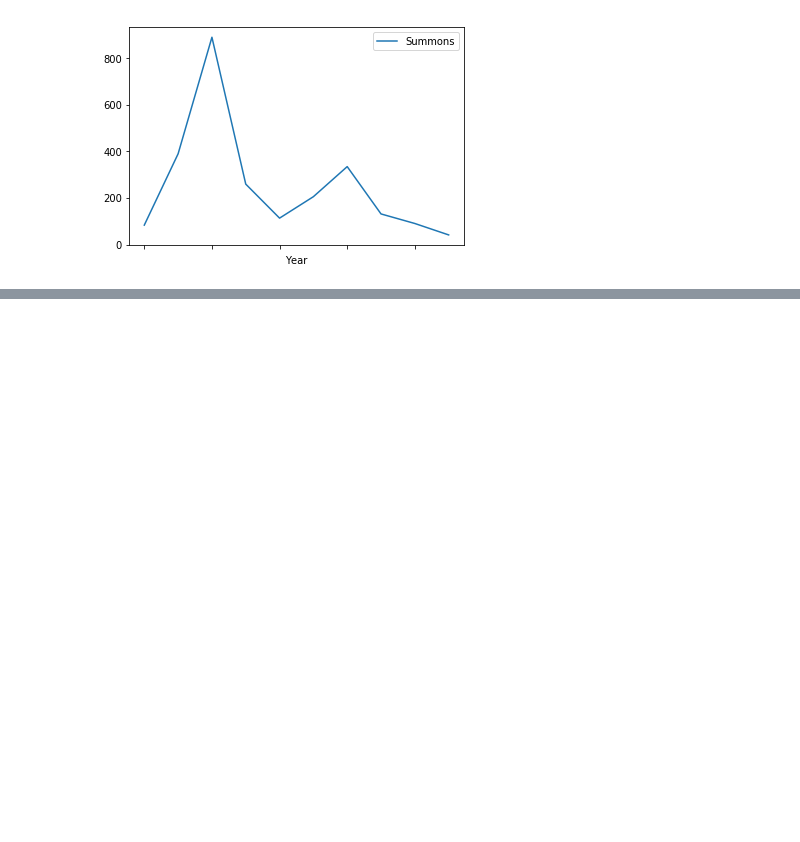
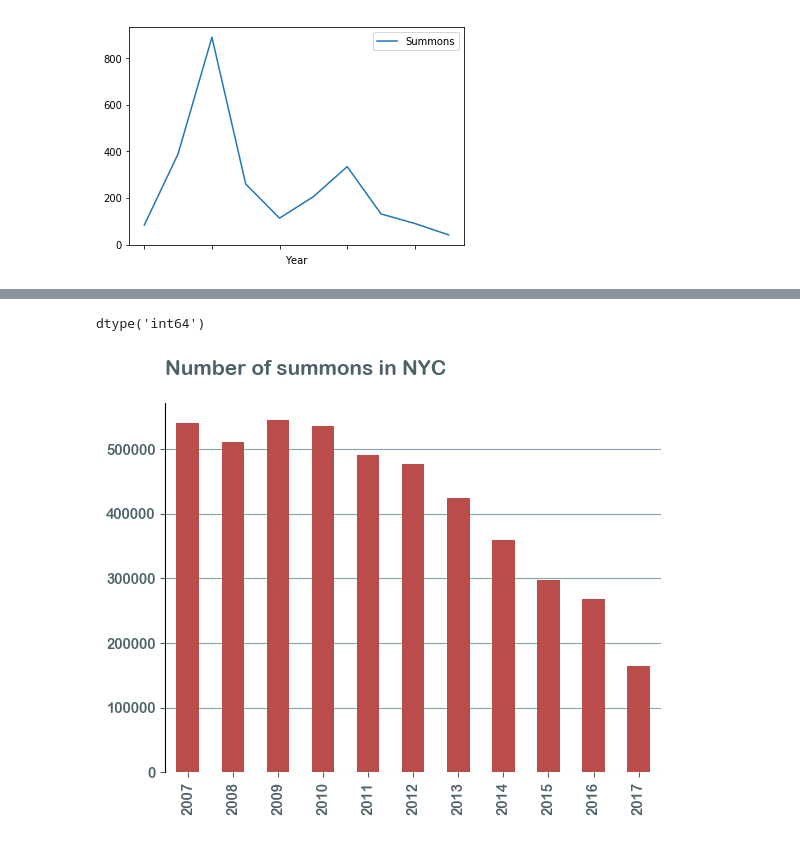
Before and after one commit to Palarisk/data-studio, a Jupyter notebook: code/04-summons/summons.ipynb, the cells around one changed output, grey strips where cells are left out. Cells and saved outputs as stored; diff of their text form; code cells hidden in the pictures; blank space fills up the shorter version.

```diff
--- a/code/04-summons/summons.ipynb
+++ b/code/04-summons/summons.ipynb
@@ -523,0 +549,25 @@ dtype: object
+# %%
+df_nyc_total['Year'] = df_nyc_total['Year'].astype(int)
+df_nyc_total['Year'].dtype
+# %% [output]
+dtype('int64')
+# %%
+ax_nyc_total=df_man_total.plot(x='Year', y='Summons', kind='bar')
+
+ax_nyc_total.set_title("Number of summons in NYC", pad=20, fontsize=15, loc='left')
+
+#ax_all_sw.yaxis.label.set_visible(False)
+ax_nyc_total.xaxis.label.set_visible(False)
+ax_nyc_total.grid(False, axis='x')
+#ax_all_sw.tick_params(labeltop=True, labelbottom=False)
+#ax_all_sw.tick_params(left=True)
+#plt.gcf().text(0.12, 0.98, "Number of people killed by foodborne outbreaks from 1998 to 2016", ha='left', fontsize=12)
+#ax_all_sw.set_xticks([2007,2008,2009,2010,2011,2012,2013,2014,2015,2016])
+#ax_all_sw.set_xticklabels(["10", '20','30','40','50'])
+#ax_all_sw.set_yticks([0,1,2,3,4,5,6,7,8,9,10,11,12,13,14,15])
+#ax_all_sw.set_yticklabels(["Fungi","Sprouts","Root vegetables","Nuts and seeds","Leafy greens","Vegetables","Fruits","Game","Eggs","Fish","Pork","Mollusks","Chicken","Beef","Turkey","Dairy"])
+ax_nyc_total.legend_.remove()
+#ax_all_sw.tick_params(left=False, bottom=False)
+#plt.savefig("all_sidewalk.pdf", transparent=True)
+# %% [output]
+[figure, added]
```
Also changed, not shown: parts of 6 cells of this notebook, 9 other files.
